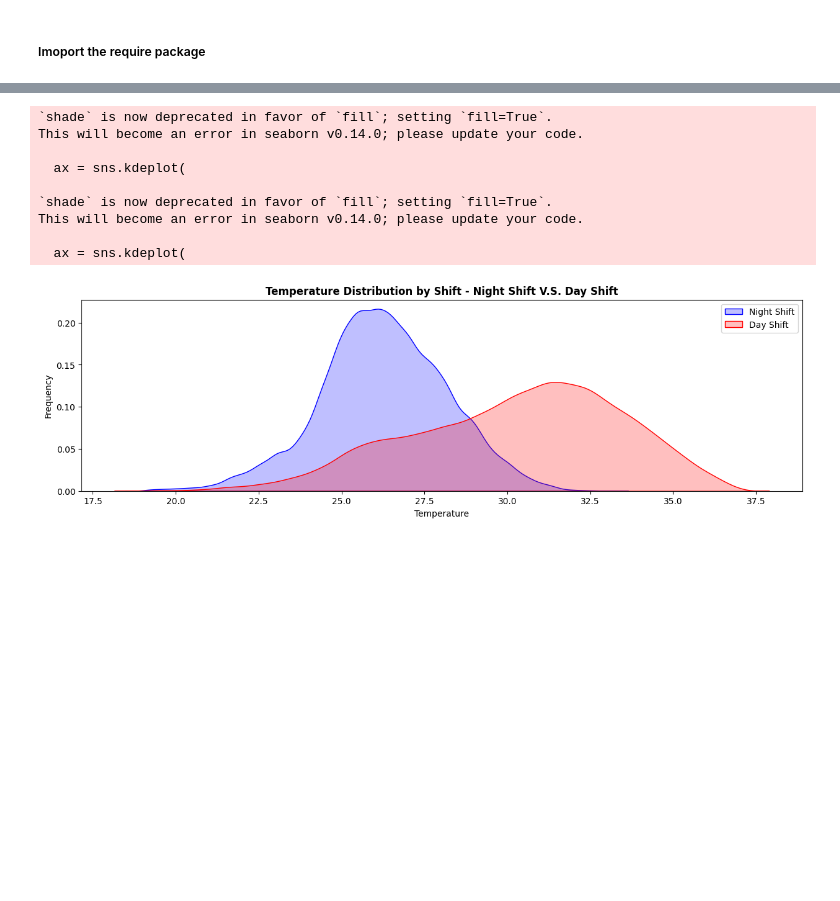
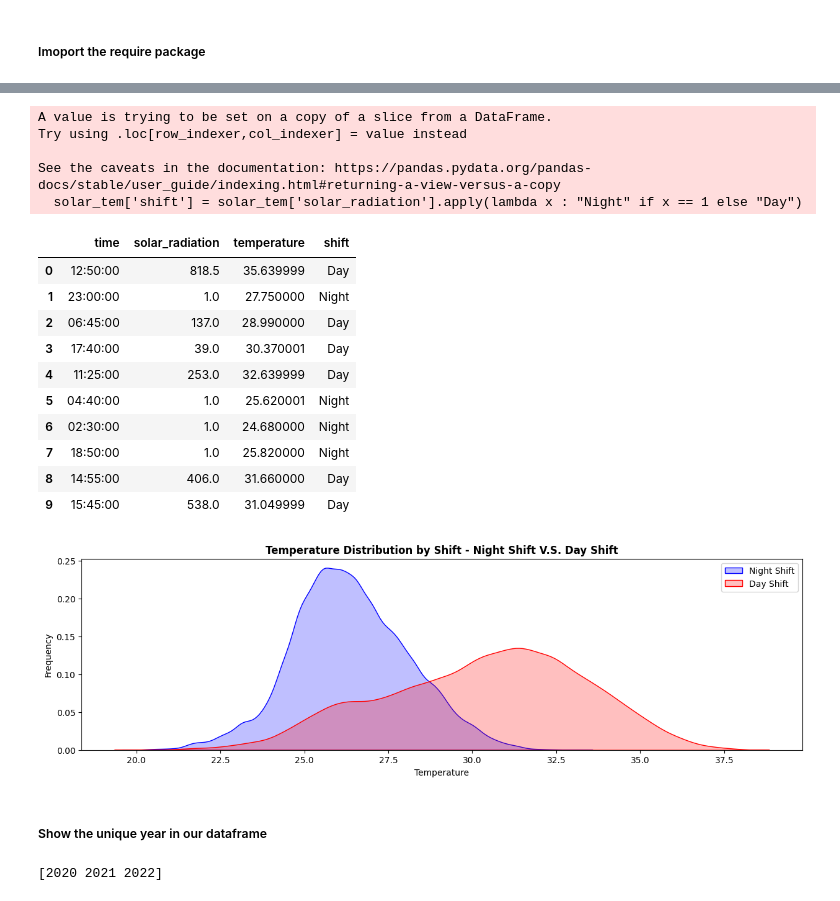
Before and after one commit to Cheapanha-Sok/Samsung-Innovation-Campus-Big-Data-Capstone-Project, a Jupyter notebook: Data_Visualization.ipynb, the cells around one changed output, grey strips where cells are left out. Cells and saved outputs as stored; diff of their text form; code cells hidden in the pictures; blank space fills up the shorter version.

Commit message:
update (clean , visualization)

```diff
--- a/Data_Visualization.ipynb
+++ b/Data_Visualization.ipynb
@@ -130,0 +49,2 @@ cleaned_data.count()
+# %%
+df = df.toPandas()
@@ -131,33 +62,56 @@ cleaned_data.count()
+# %%
+solar_tem = df[['time','solar_radiation', 'temperature']]
+#trigger on solar
+solar_tem['shift'] = solar_tem['solar_radiation'].apply(lambda x : "Night" if x == 1 else "Day")
+solar_tem.head(10)
+# %% [output]
+A value is trying to be set on a copy of a slice from a DataFrame.
+Try using .loc[row_indexer,col_indexer] = value instead
+
+See the caveats in the documentation: https://pandas.pydata.org/pandas-docs/stable/user_guide/indexing.html#returning-a-view-versus-a-copy
+  solar_tem['shift'] = solar_tem['solar_radiation'].apply(lambda x : "Night" if x == 1 else "Day")
+|  | time | solar_radiation | temperature | shift |
+| 0 | 12:50:00 | 818.5 | 35.639999 | Day |
+| 1 | 23:00:00 | 1.0 | 27.750000 | Night |
+| 2 | 06:45:00 | 137.0 | 28.990000 | Day |
+| 3 | 17:40:00 | 39.0 | 30.370001 | Day |
+| 4 | 11:25:00 | 253.0 | 32.639999 | Day |
+| 5 | 04:40:00 | 1.0 | 25.620001 | Night |
+| 6 | 02:30:00 | 1.0 | 24.680000 | Night |
+| 7 | 18:50:00 | 1.0 | 25.820000 | Night |
+| 8 | 14:55:00 | 406.0 | 31.660000 | Day |
+| 9 | 15:45:00 | 538.0 | 31.049999 | Day |
 # %%
 # Assuming solar_tem is a PySpark DataFrame
-solar_tem_pd = cleaned_data.toPandas()  # Convert to pandas DataFrame
+  # Convert to pandas DataFrame
 
 # KDEPlot: Kernel Density Estimate Plot
 fig = plt.figure(figsize=(15, 4))
 ax = sns.kdeplot(
-    solar_tem_pd.loc[solar_tem_pd['shift'] == "Night", 'temperature(celcius)'],
+    solar_tem.loc[solar_tem['shift'] == "Night", 'temperature'],
     color='b',
-    shade=True,
+    fill=True,
     label='Night Shift'
 )
 ax = sns.kdeplot(
-    solar_tem_pd.loc[solar_tem_pd['shift'] == "Day", 'temperature(celcius)'],
+    solar_tem.loc[solar_tem['shift'] == "Day", 'temperature'],
     color='r',
-    shade=True,
+    fill=True,
     label='Day Shift'
 )
 ax.set(xlabel='Temperature', ylabel='Frequency')
 plt.legend()
 plt.title('Temperature Distribution by Shift - Night Shift V.S. Day Shift', fontweight='bold')
 plt.show()
 # %% [output]
-`shade` is now deprecated in favor of `fill`; setting `fill=True`.
-This will become an error in seaborn v0.14.0; please update your code.
-
-  ax = sns.kdeplot(
-
-`shade` is now deprecated in favor of `fill`; setting `fill=True`.
-This will become an error in seaborn v0.14.0; please update your code.
-
-  ax = sns.kdeplot(
-[figure, old version]
+[figure, new version]
+# %% [markdown]
+##### Show the unique year in our dataframe
+# %%
+df['date'] = pd.to_datetime(df['date'])
+
+unique_years = df['date'].dt.year.unique()
+unique_years.sort()
+print(unique_years)
+# %% [output]
+[2020 2021 2022]
```
Also changed, not shown: parts of 12 cells of this notebook, 11 other files.
